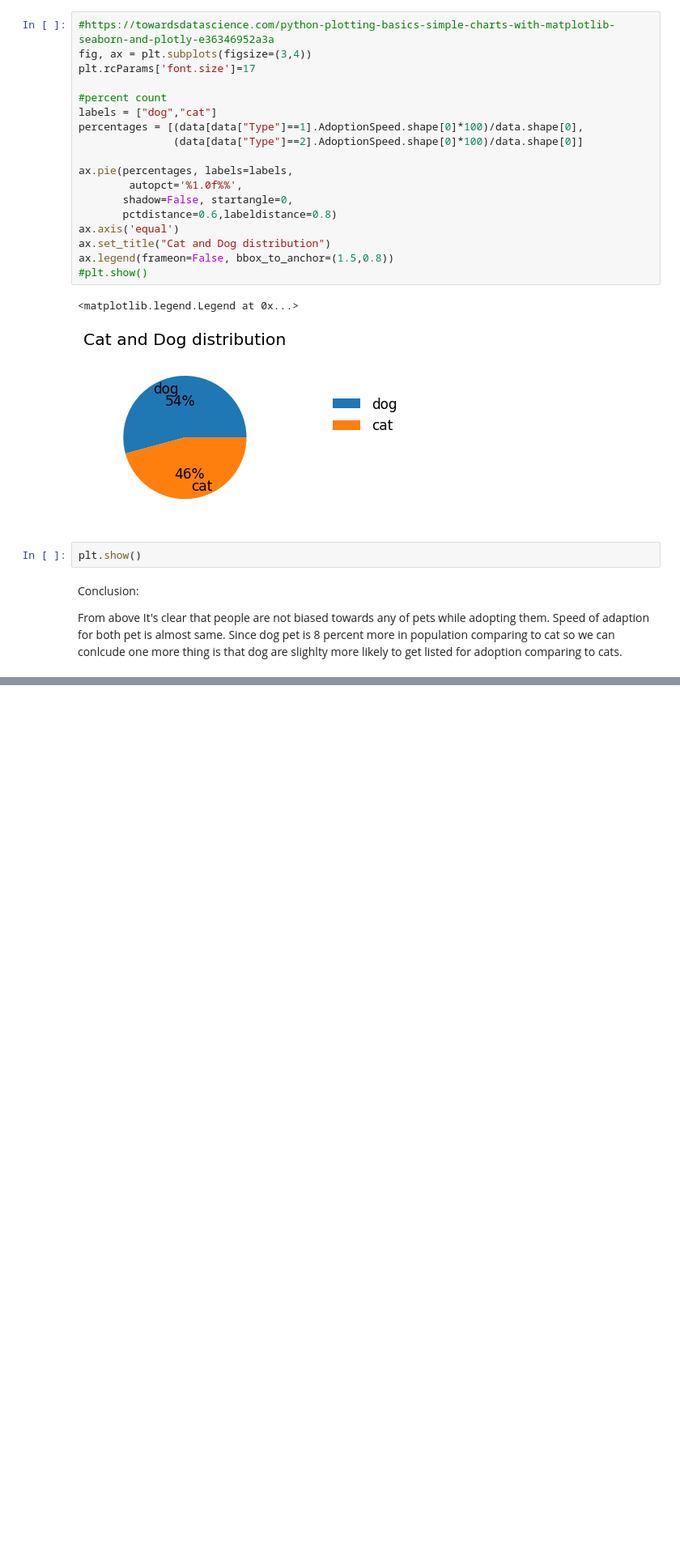
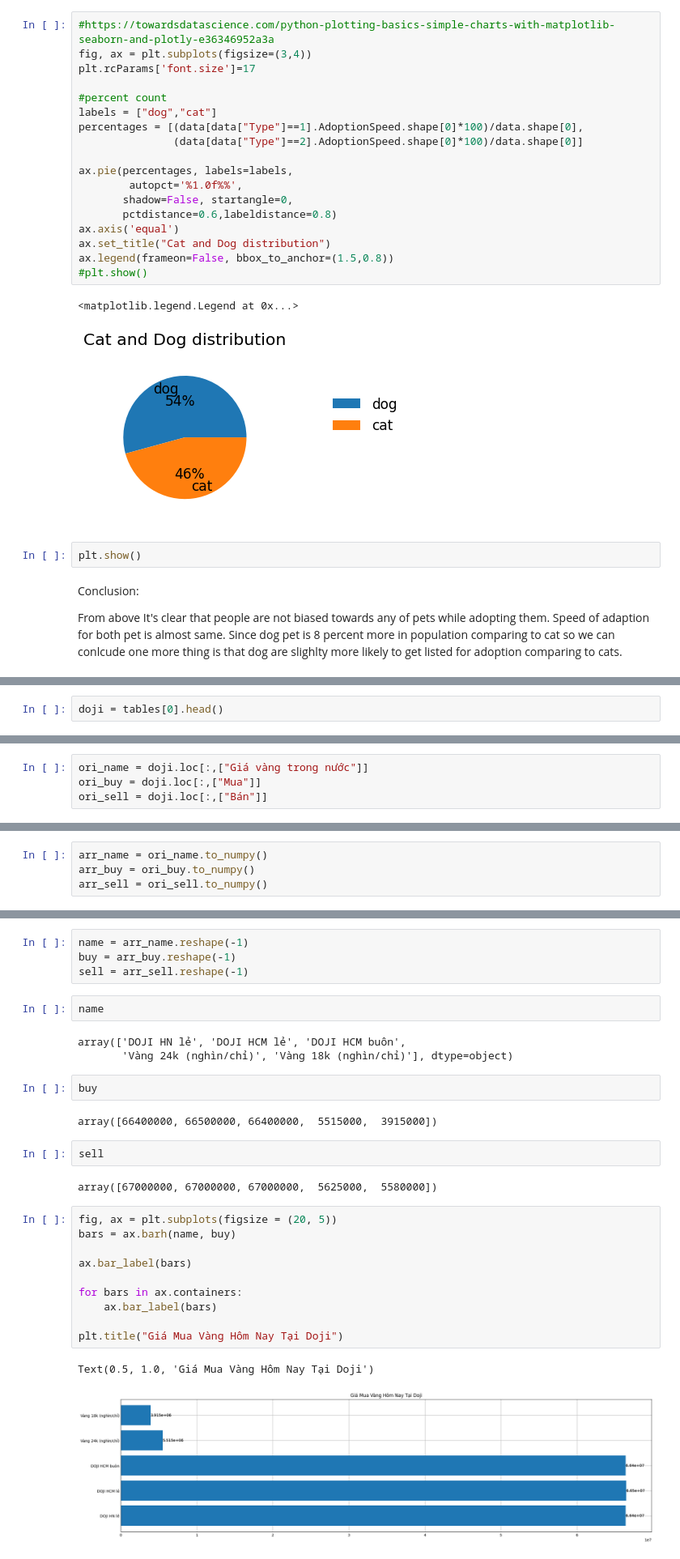
Before and after one commit to KTUYTS/cs441-19-sp2023-data-visualization, a Jupyter notebook: cs441_sp2023_tuyts.ipynb, the cells around one changed output, grey strips where cells are left out. Shown at 81% size. Cells and saved outputs as stored; diff of their text form; blank space fills up the shorter version.

```diff
--- a/cs441_sp2023_tuyts.ipynb
+++ b/cs441_sp2023_tuyts.ipynb
@@ -210,0 +234,2 @@ From above It's clear that people are not biased towards any of pets while adopt
+# %%
+doji = tables[0].head()
@@ -210,0 +245,4 @@ From above It's clear that people are not biased towards any of pets while adopt
+# %%
+ori_name = doji.loc[:,["Giá vàng trong nước"]]
+ori_buy = doji.loc[:,["Mua"]]
+ori_sell = doji.loc[:,["Bán"]]
@@ -210,0 +276,4 @@ From above It's clear that people are not biased towards any of pets while adopt
+# %%
+arr_name = ori_name.to_numpy()
+arr_buy = ori_buy.to_numpy()
+arr_sell = ori_sell.to_numpy()
@@ -210,0 +304,30 @@ From above It's clear that people are not biased towards any of pets while adopt
+# %%
+name = arr_name.reshape(-1)
+buy = arr_buy.reshape(-1)
+sell = arr_sell.reshape(-1)
+# %%
+name
+# %% [output]
+array(['DOJI HN lẻ', 'DOJI HCM lẻ', 'DOJI HCM buôn',
+       'Vàng 24k (nghìn/chỉ)', 'Vàng 18k (nghìn/chỉ)'], dtype=object)
+# %%
+buy
+# %% [output]
+array([66400000, 66500000, 66400000,  5515000,  3915000])
+# %%
+sell
+# %% [output]
+array([67000000, 67000000, 67000000,  5625000,  5580000])
+# %%
+fig, ax = plt.subplots(figsize = (20, 5))
+bars = ax.barh(name, buy)
+
+ax.bar_label(bars)
+
+for bars in ax.containers:
+    ax.bar_label(bars)
+
+plt.title("Giá Mua Vàng Hôm Nay Tại Doji")
+# %% [output]
+Text(0.5, 1.0, 'Giá Mua Vàng Hôm Nay Tại Doji')
+[figure, added]
```
Also changed, not shown: parts of 12 cells of this notebook.
